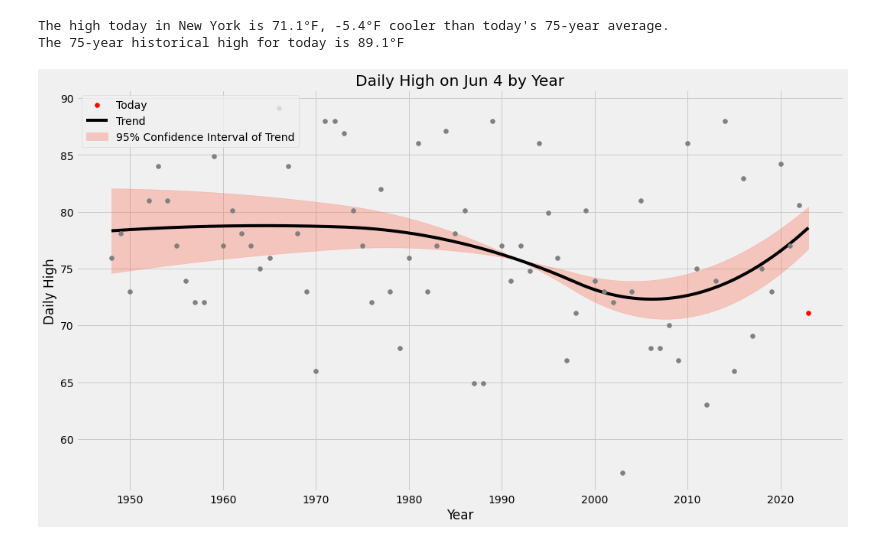
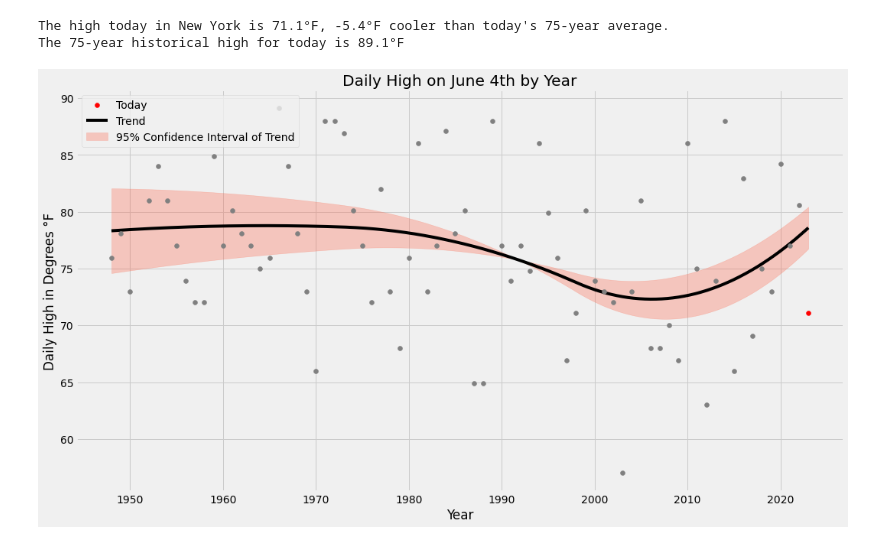
Before and after one commit to Harrison-Ward/Boiling_Frog, a Jupyter notebook: sandbox/api_testing.ipynb, the cells around one changed output. Saved outputs shown, nothing was run; the diff lists cells and outputs as text; code cells hidden in the pictures.

Commit message:
added new formatting on month and day of the date in the output graph

```diff
--- a/sandbox/api_testing.ipynb
+++ b/sandbox/api_testing.ipynb
@@ -116,33 +118,33 @@ plt.scatter(
     daily_hist_series["year"][daily_hist_series["most_recent"] == 0],
     daily_hist_series["tmax"][daily_hist_series["most_recent"] == 0],
     color="gray",
     zorder=3,
 )
 plt.scatter(
     daily_hist_series["year"][daily_hist_series["most_recent"] == 1],
     daily_hist_series["tmax"][daily_hist_series["most_recent"] == 1],
     color="red",
     label="Today",
     zorder=4,
 )
 
 plt.plot(x_plot, y_plot, color="Black", zorder=2, label="Trend")
 
 plt.fill_between(
     x_plot.reshape(-1),
     upper_jk_ci,
     lower_jk_ci,
     color="tomato",
     zorder=1,
     alpha=0.3,
     label="95% Confidence Interval of Trend",
 )
 
 
 plt.xlabel("Year")
-plt.ylabel("Daily High")
-plt.title(f"Daily High on {calendar[Month]} {Day} by Year")
+plt.ylabel("Daily High in Degrees °F")
+plt.title(f"Daily High on {months_formatter[Month]} {Day}{days_formatter[Day%10]} by Year")
 plt.legend(loc="upper left")
 plt.show()
 # %% [output]
-[figure, old version]
+[figure, new version]
```
Also changed, not shown: parts of 4 cells of this notebook.
